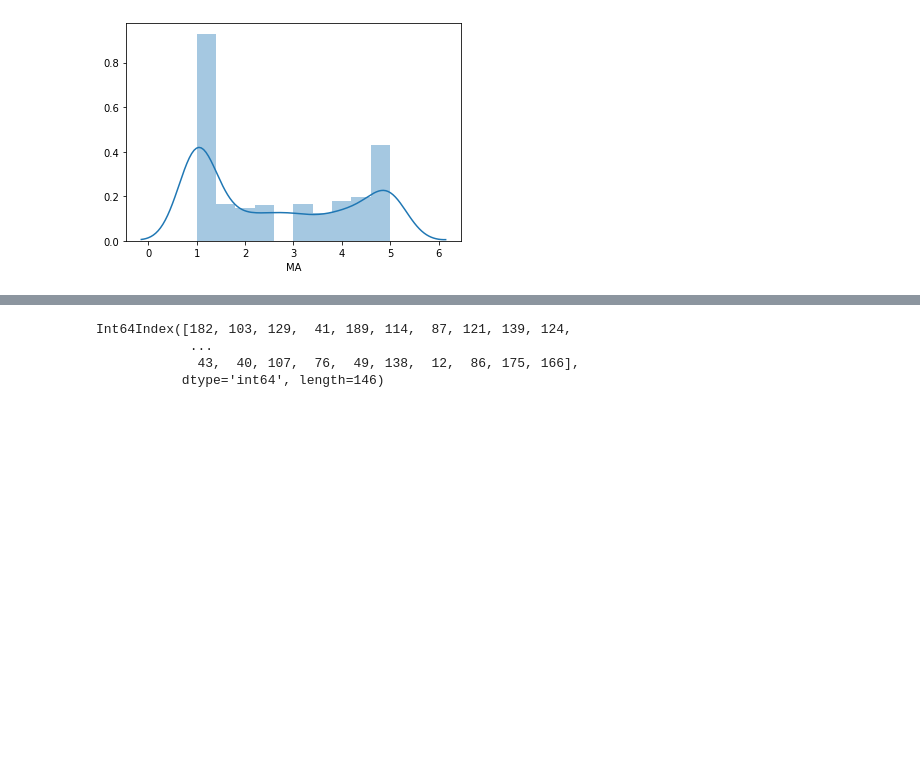
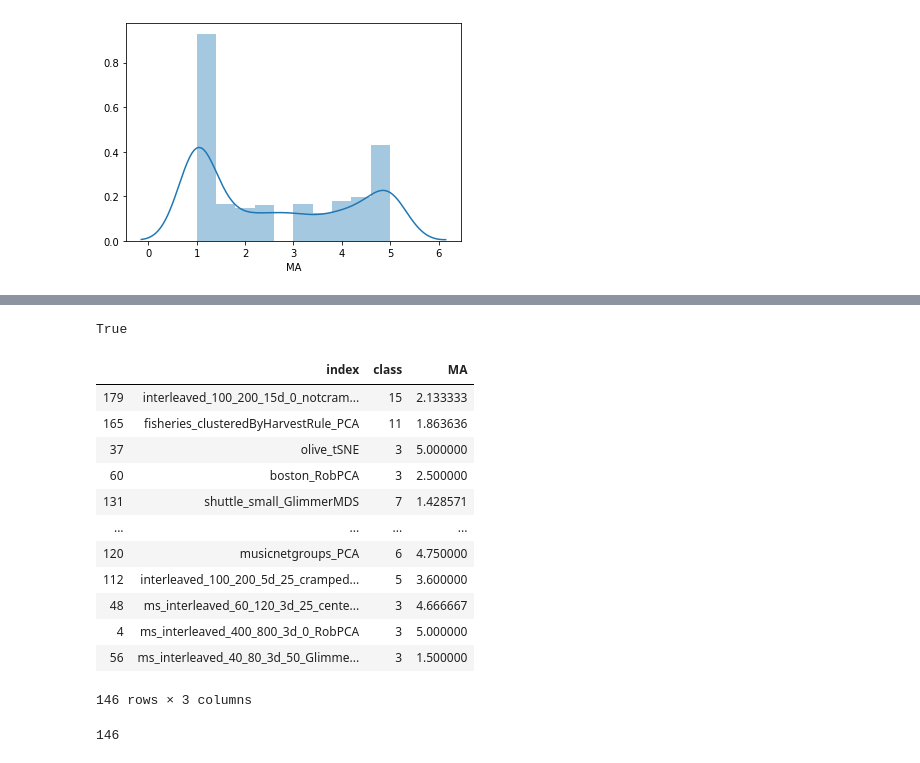
Before and after one commit to kix2mix2/SepMe, a Jupyter notebook: Jupyters/analysis/Knn Data Sampling.ipynb, the cells around one changed output, grey strips where cells are left out. Saved outputs shown, nothing was run; the diff lists cells and outputs as text; code cells hidden in the pictures; blank space fills up the shorter version.

```diff
--- a/Jupyters/analysis/Knn Data Sampling.ipynb
+++ b/Jupyters/analysis/Knn Data Sampling.ipynb
@@ -141,4 +95,0 @@ X_train, X_test, y_train, y_test =  train_test_split(pd.DataFrame(nn), pd.Series
-# %%
-def sample_data(df, y_col, amount, save=False):
-    X_train, X_test, y_train, y_test =  train_test_split(df, y_col, test_size=amount, random_state=21)
-    return y_train.index
@@ -199,7 +134,10 @@ df_human.head()
 [figure]
 # %%
 dfh = df_human.groupby('fileName').agg({'class': 'max', 'MA': 'mean'}).reset_index().sort_values(['class'])
+dfh = dfh.rename(columns = {'fileName':'index'})
 dfh = dfh.loc[dfh['class']>2,:]
 sns.distplot(dfh['MA'], bins=10)
 dfh.reset_index(drop=True, inplace=True)
+
+dfh.head()
 # %% [output]
@@ -206,8 +150,30 @@ dfh.reset_index(drop=True, inplace=True)
 [figure]
-# %%
-sample_data(dfh, dfh.MA, 50)
-# %% [output]
-Int64Index([182, 103, 129,  41, 189, 114,  87, 121, 139, 124,
-            ...
-             43,  40, 107,  76,  49, 138,  12,  86, 175, 166],
-           dtype='int64', length=146)
+# %%
+idx = sample_data(dfh, dfh.MA, 50)
+create_sample_from_index(dfh, idx,
+                         fig_folder = '../../data/orig_data/figures/reduced_data/',
+                         csv_folder = '../../data/orig_data/input_data/Reduced_orig_data/reduced_clean')
+# %%
+os.path.exists('../../data/orig_data/figures/reduced_data/interleaved_100_200_15d_0_notcramped_notrotated_RobPCA.png')
+# %% [output]
+True
+# %%
+dfh.loc[idx]
+# %% [output]
+|  | index | class | MA |
+| 179 | interleaved_100_200_15d_0_notcram... | 15 | 2.133333 |
+| 165 | fisheries_clusteredByHarvestRule_PCA | 11 | 1.863636 |
+| 37 | olive_tSNE | 3 | 5.000000 |
+| 60 | boston_RobPCA | 3 | 2.500000 |
+| 131 | shuttle_small_GlimmerMDS | 7 | 1.428571 |
+| ... | ... | ... | ... |
+| 120 | musicnetgroups_PCA | 6 | 4.750000 |
+| 112 | interleaved_100_200_5d_25_cramped... | 5 | 3.600000 |
+| 48 | ms_interleaved_60_120_3d_25_cente... | 3 | 4.666667 |
+| 4 | ms_interleaved_400_800_3d_0_RobPCA | 3 | 5.000000 |
+| 56 | ms_interleaved_40_80_3d_50_Glimme... | 3 | 1.500000 |
+146 rows × 3 columns
+# %%
+len(idx)
+# %% [output]
+146
```
Also changed, not shown: parts of 17 cells of this notebook, 2 other files.
